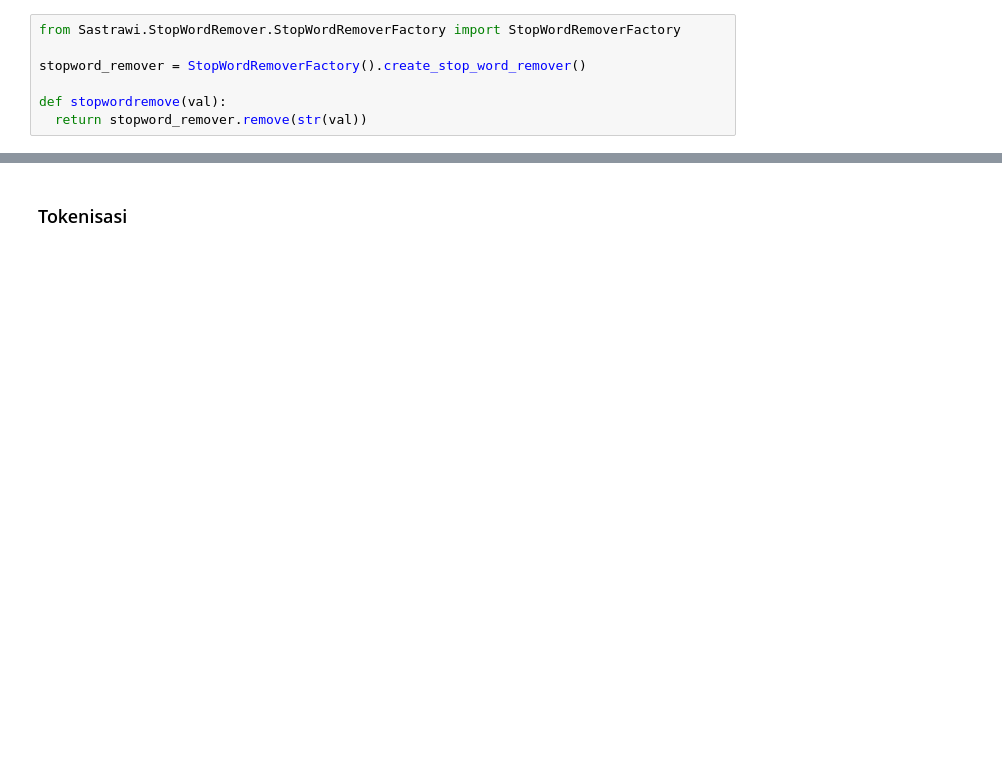
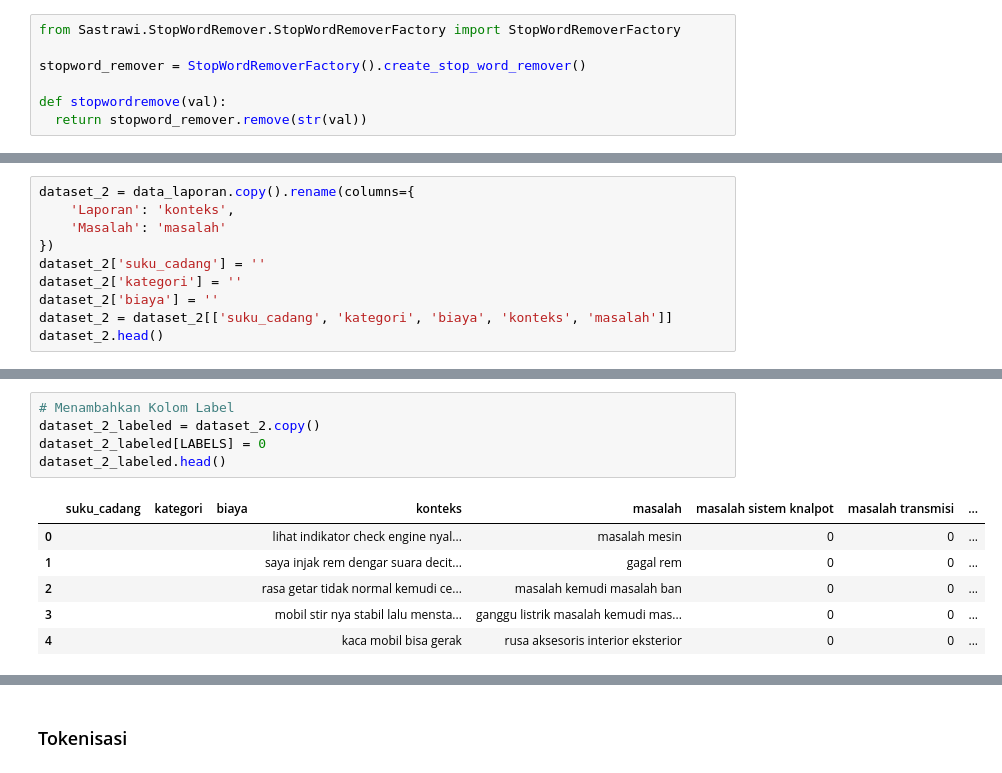
Before and after one commit to AkhdanFirdaus/bmn-model, a Jupyter notebook: final_ta_klasifikasi_teks_bert_keras.ipynb, the cells around one changed output, grey strips where cells are left out. Drawn from its saved outputs; the diff is of its cells as text; blank space fills up the shorter version.

```diff
--- a/final_ta_klasifikasi_teks_bert_keras.ipynb
+++ b/final_ta_klasifikasi_teks_bert_keras.ipynb
@@ -203,0 +306,10 @@ mesin kendara dengar berisik tidak stabil guna
+# %%
+dataset_2 = data_laporan.copy().rename(columns={
+    'Laporan': 'konteks',
+    'Masalah': 'masalah'
+})
+dataset_2['suku_cadang'] = ''
+dataset_2['kategori'] = ''
+dataset_2['biaya'] = ''
+dataset_2 = dataset_2[['suku_cadang', 'kategori', 'biaya', 'konteks', 'masalah']]
+dataset_2.head()
@@ -203,0 +347,12 @@ mesin kendara dengar berisik tidak stabil guna
+# %%
+# Menambahkan Kolom Label
+dataset_2_labeled = dataset_2.copy()
+dataset_2_labeled[LABELS] = 0
+dataset_2_labeled.head()
+# %% [output]
+|  | suku_cadang | kategori | biaya | konteks | masalah | masalah sistem knalpot | masalah transmisi | ... |
+| 0 |  |  |  | lihat indikator check engine nyal... | masalah mesin | 0 | 0 | ... |
+| 1 |  |  |  | saya injak rem dengar suara decit... | gagal rem | 0 | 0 | ... |
+| 2 |  |  |  | rasa getar tidak normal kemudi ce... | masalah kemudi masalah ban | 0 | 0 | ... |
+| 3 |  |  |  | mobil stir nya stabil lalu mensta... | ganggu listrik masalah kemudi mas... | 0 | 0 | ... |
+| 4 |  |  |  | kaca mobil bisa gerak | rusa aksesoris interior eksterior | 0 | 0 | ... |
```
Also changed, not shown: parts of 134 cells of this notebook.
